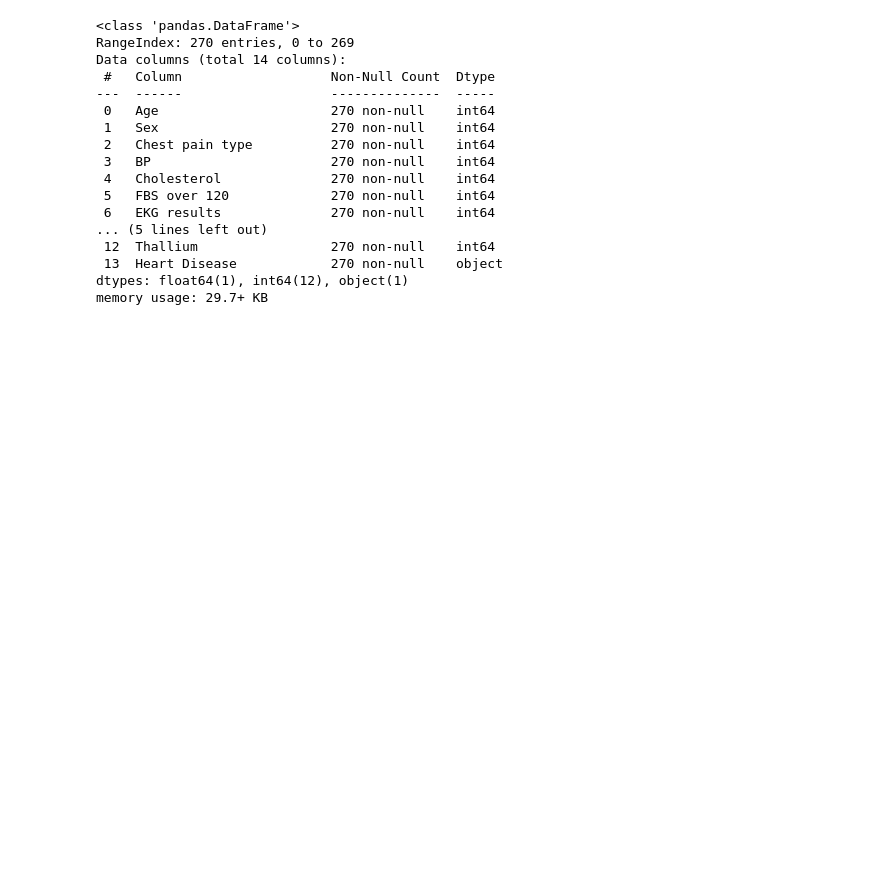
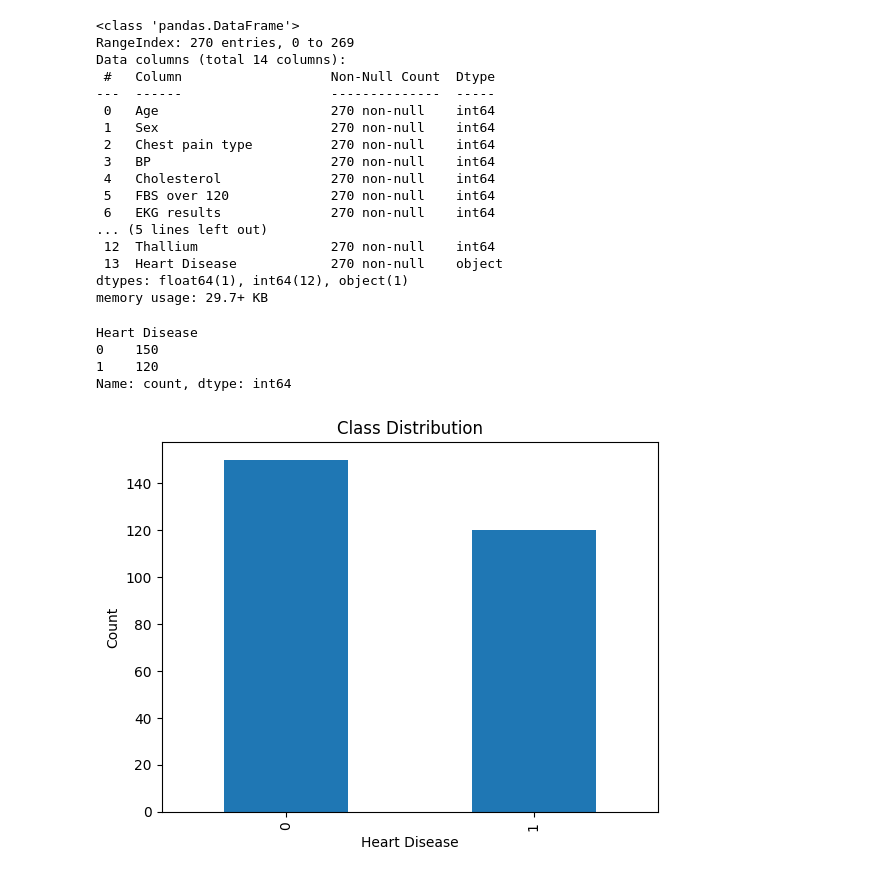
Before and after one commit to DannielEU/Heart-Disease-Risk-Prediction-Logistic-Regression-Homework, a Jupyter notebook: homework_2.ipynb, the cells around one changed output. Drawn from its saved outputs; the diff is of its cells as text; code cells hidden in the pictures; blank space fills up the shorter version.

```diff
--- a/homework_2.ipynb
+++ b/homework_2.ipynb
@@ -110,3 +112,20 @@ Data columns (total 14 columns):
  13  Heart Disease            270 non-null    object
 dtypes: float64(1), int64(12), object(1)
 memory usage: 29.7+ KB
+# %%
+data["Heart Disease"].value_counts()
+# %% [output]
+Heart Disease
+0    150
+1    120
+Name: count, dtype: int64
+# %%
+import matplotlib.pyplot as plt
+
+data["Heart Disease"].value_counts().plot(kind="bar")
+plt.xlabel("Heart Disease")
+plt.ylabel("Count")
+plt.title("Class Distribution")
+plt.show()
+# %% [output]
+[figure, added]
```
Also changed, not shown: parts of 12 cells of this notebook.
